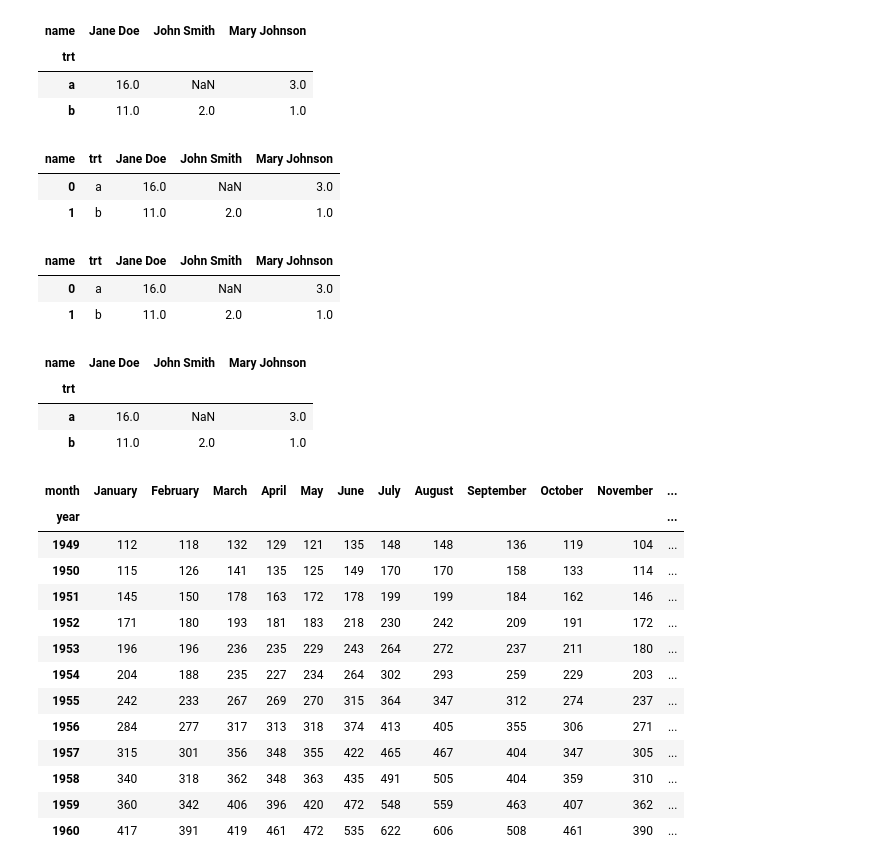
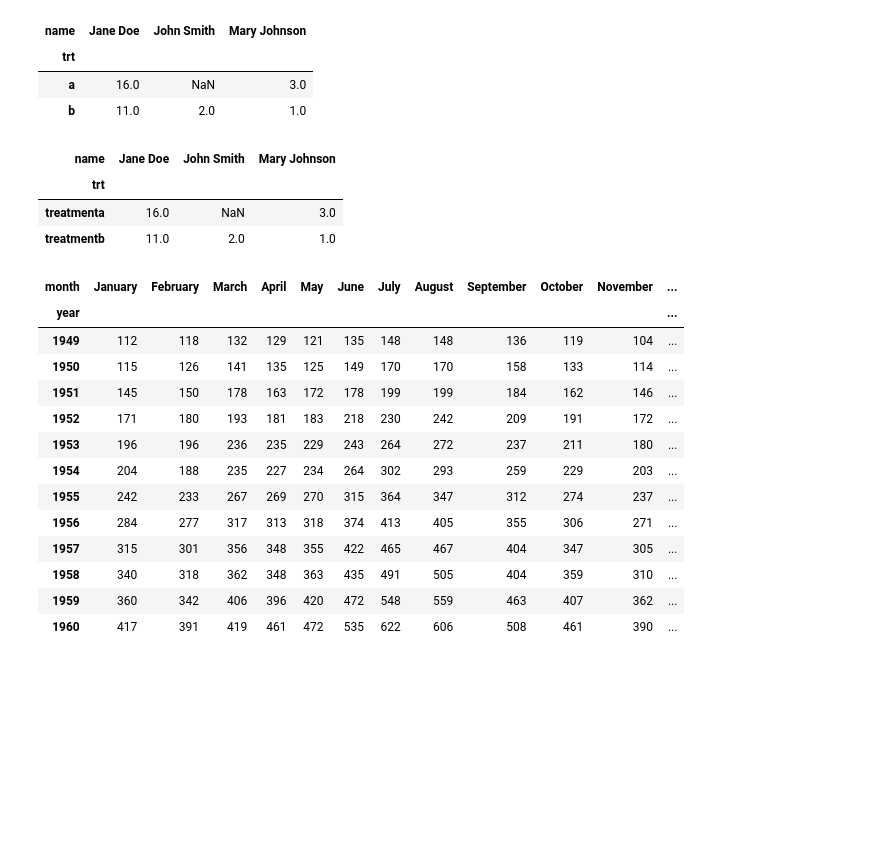
Before and after one commit to JoshuaHaga/DS-Unit-1-Sprint-1-Data-Wrangling-and-Storytelling, a Jupyter notebook: module3-join-and-reshape-data/LS_DS_113_Join_and_Reshape_Data_Assignment.ipynb, the cells around one changed output. Saved outputs shown, nothing was run; the diff lists cells and outputs as text; code cells hidden in the pictures; blank space fills up the shorter version.

```diff
--- a/module3-join-and-reshape-data/LS_DS_113_Join_and_Reshape_Data_Assignment.ipynb
+++ b/module3-join-and-reshape-data/LS_DS_113_Join_and_Reshape_Data_Assignment.ipynb
@@ -313,26 +301,15 @@ table_2
 | trt |  |  |  |
 | a | 16.0 | NaN | 3.0 |
 | b | 11.0 | 2.0 | 1.0 |
-# %%
-table_2_1 = table_2.reset_index()
-table_2_1
-# %% [output]
-| name | trt | Jane Doe | John Smith | Mary Johnson |
-| 0 | a | 16.0 | NaN | 3.0 |
-| 1 | b | 11.0 | 2.0 | 1.0 |
-# %%
-table_2_1 = table_2_1[['trt','Jane Doe', 'John Smith', 'Mary Johnson']]
-table_2_1
-# %% [output]
-| name | trt | Jane Doe | John Smith | Mary Johnson |
-| 0 | a | 16.0 | NaN | 3.0 |
-| 1 | b | 11.0 | 2.0 | 1.0 |
-# %%
-table_final = table_2_1[['trt','Jane Doe','John Smith','Mary Johnson']].set_index('trt')
-table_final
-# %% [output]
-| name | Jane Doe | John Smith | Mary Johnson |
-| trt |  |  |  |
-| a | 16.0 | NaN | 3.0 |
-| b | 11.0 | 2.0 | 1.0 |
+# %%
+table_2 = table_2.rename(index={
+    'a': 'treatmenta',
+    'b':'treatmentb'
+    })
+table_2
+# %% [output]
+| name | Jane Doe | John Smith | Mary Johnson |
+| trt |  |  |  |
+| treatmenta | 16.0 | NaN | 3.0 |
+| treatmentb | 11.0 | 2.0 | 1.0 |
 # %%
```
Also changed, not shown: parts of 3 cells of this notebook.
